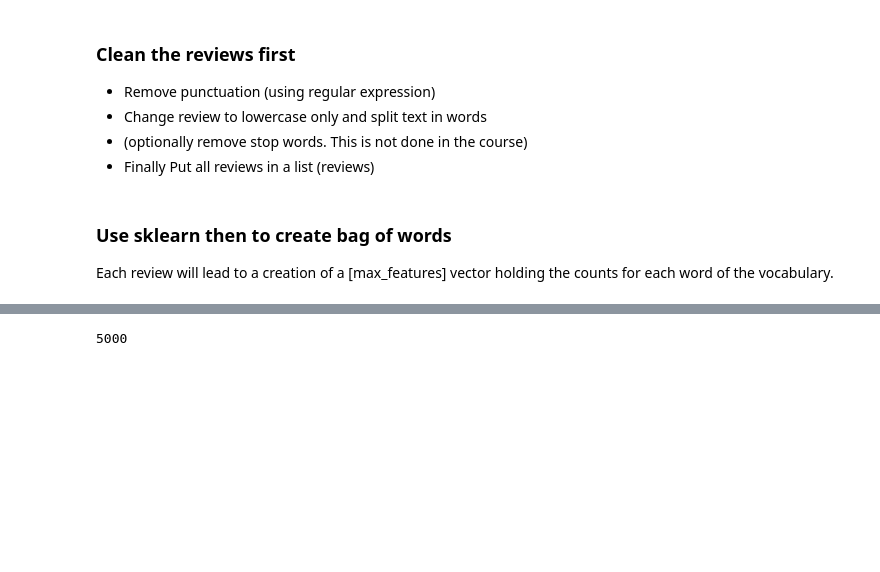
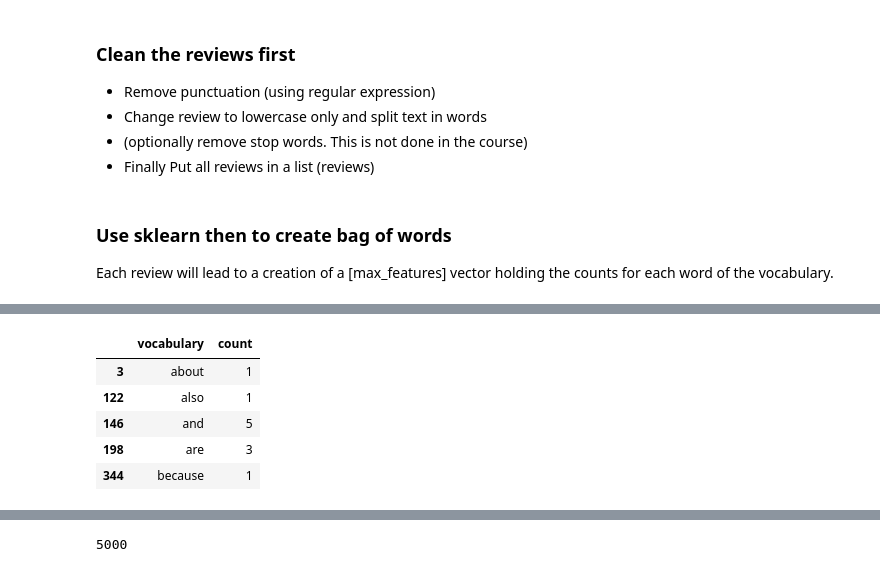
Before and after one commit to ddumet/coursera_machine_learning_foundations, a Jupyter notebook: analysing_sentiment.ipynb, the cells around one changed output, grey strips where cells are left out. Cells and saved outputs as stored; diff of their text form; code cells hidden in the pictures; blank space fills up the shorter version.

```diff
--- a/analysing_sentiment.ipynb
+++ b/analysing_sentiment.ipynb
@@ -79,0 +128,9 @@ words_count.shape
+# %%
+vocabulary.head(5)
+# %% [output]
+|  | vocabulary | count |
+| 3 | about | 1 |
+| 122 | also | 1 |
+| 146 | and | 5 |
+| 198 | are | 3 |
+| 344 | because | 1 |
```
Also changed, not shown: parts of 19 cells of this notebook.
